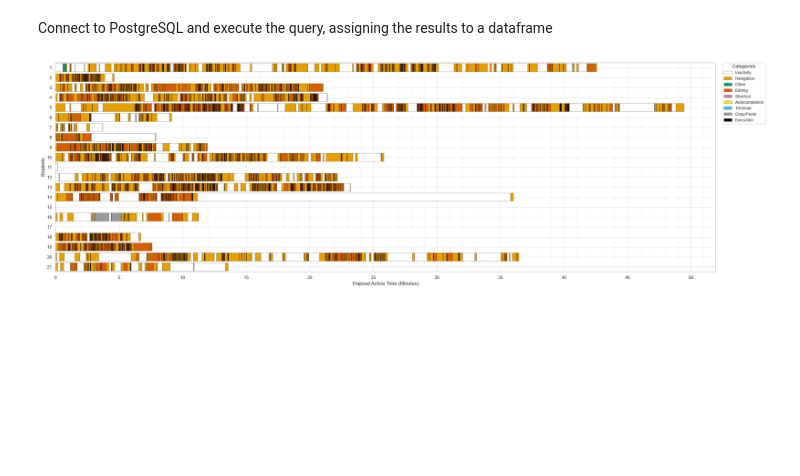
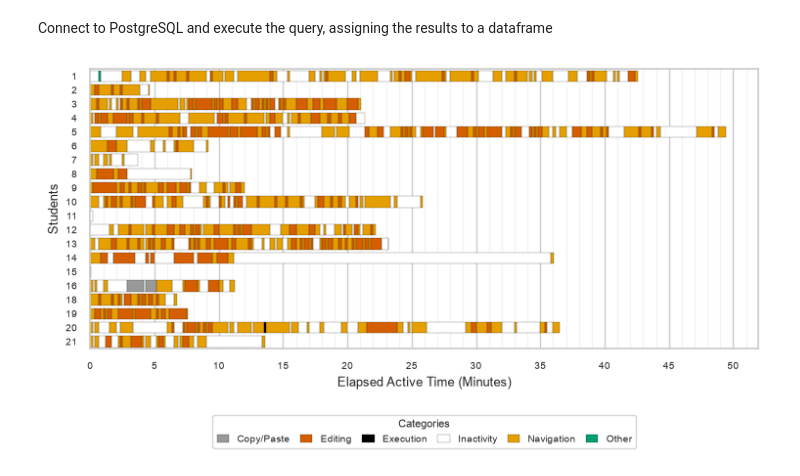
Before and after one commit to seer-lab/code-tracking, a Jupyter notebook: analysis/task1/task1_timeline.ipynb, the cells around one changed output. Drawn from its saved outputs; the diff is of its cells as text; code cells hidden in the pictures; blank space fills up the shorter version.

```diff
--- a/analysis/task1/task1_timeline.ipynb
+++ b/analysis/task1/task1_timeline.ipynb
@@ -197,7 +242,11 @@ df = merged
 # %%
 import matplotlib.ticker as mticker
 
-row_order = list(range(1, 22))
+# Only rows with actual data get a slot -- students who never touched this
+# task's file (e.g. 11, 15, 17) previously showed up as blank rows wasting
+# vertical space. They still simply don't appear here (nothing hidden,
+# there's no data for them in this task).
+row_order = sorted(df["id"].unique())
 row_to_y = {row: i for i, row in enumerate(row_order)}
 df["y_pos"] = df["id"].map(row_to_y)
 
@@ -220,47 +269,94 @@ color_map = {
 
 sns.set_theme(style="whitegrid")
 plt.rcParams.update({
-    "font.size": 11,
-    "axes.labelsize": 12,
-    "axes.titlesize": 13,
-    "legend.fontsize": 10,
+    "font.size": 8,
+    "axes.labelsize": 9,
+    "axes.titlesize": 9,
+    "xtick.labelsize": 7.5,
+    "ytick.labelsize": 7,
+    "legend.fontsize": 7.5,
+    "legend.title_fontsize": 8,
 })
 
-# Fixed figure size, regardless of how much total elapsed time there is.
-fig, ax = plt.subplots(figsize=(28, 8))
+# Sized for a double-column conference figure: ~7.5in wide (fits spanning
+# both columns with margin to spare), height scales with the number of
+# students actually present instead of a fixed guess.
+FIG_WIDTH_IN = 7.5
+ROW_HEIGHT_IN = 0.16
+FIG_HEIGHT_IN = max(2.2, len(row_order) * ROW_HEIGHT_IN + 1.0)
+
+fig, ax = plt.subplots(figsize=(FIG_WIDTH_IN, FIG_HEIGHT_IN))
 
 for seg in color_map:
     sub = df[df["timeline_category"] == seg]
     if sub.empty:
         continue
     ax.barh(
         sub["y_pos"],
         sub["duration_minutes"],
         left=sub["elapsed_start"],
         color=color_map[seg],
         label=seg,
         edgecolor="black",
-        linewidth=0.3,
+        linewidth=0.15,
     )
 
 ax.set_yticks(range(len(row_order)))
 ax.set_yticklabels(row_order)
 ax.invert_yaxis()
 ax.set_ylim(len(row_order) - 0.5, -0.5)
 
 ax.xaxis.set_major_locator(mticker.MultipleLocator(5))
 ax.xaxis.set_minor_locator(mticker.MultipleLocator(1))
 ax.grid(axis="x", which="minor", alpha=0.2)
+ax.grid(axis="y", visible=False)
 
 ax.set_xlabel("Elapsed Active Time (Minutes)")
 ax.set_ylabel("Students")
-ax.legend(title="Categories", bbox_to_anchor=(1.01, 1), loc="upper left",
-          borderaxespad=0, frameon=True)
 
-plt.tight_layout(rect=[0, 0, 0.9, 1])
+
+def draw_legend(ax, handles, labels, ncol):
+    return ax.legend(
+        handles, labels,
+        title="Categories",
+        loc="upper center",
+        bbox_to_anchor=(0.5, -0.22),
+        ncol=ncol,
+        frameon=True,
+        handlelength=1.2,
+        columnspacing=1.0,
+    )
+
+
+# Alphabetical order, then pick the widest column count that still fits
+# the figure so entries read left-to-right/top-to-bottom -- and never
+# leave a single entry stranded alone on the last row.
+handles, labels = ax.get_legend_handles_labels()
+order = sorted(range(len(labels)), key=lambda i: labels[i])
+handles = [handles[i] for i in order]
+labels = [labels[i] for i in order]
+
+n = len(labels)
+ncol = n
+legend = draw_legend(ax, handles, labels, ncol)
+fig.canvas.draw()
+renderer = fig.canvas.get_renderer()
+axes_width_px = ax.get_window_extent(renderer).width
+while ncol > 1:
+    fits = legend.get_window_extent(renderer).width <= axes_width_px
+    orphaned = (n % ncol) == 1
+    if fits and not orphaned:
+        break
+    ncol -= 1
+    legend.remove()
+    legend = draw_legend(ax, handles, labels, ncol)
+    fig.canvas.draw()
+
+plt.tight_layout()
 
 fig.savefig("task1_timeline_fixed.png", dpi=300, bbox_inches="tight")
+fig.savefig("task1_timeline_fixed.pdf", bbox_inches="tight")
 
 plt.show()
 # %% [output]
-[figure, old version]
+[figure, new version]
```
Also changed, not shown: parts of 2 cells of this notebook, 8 other files.
